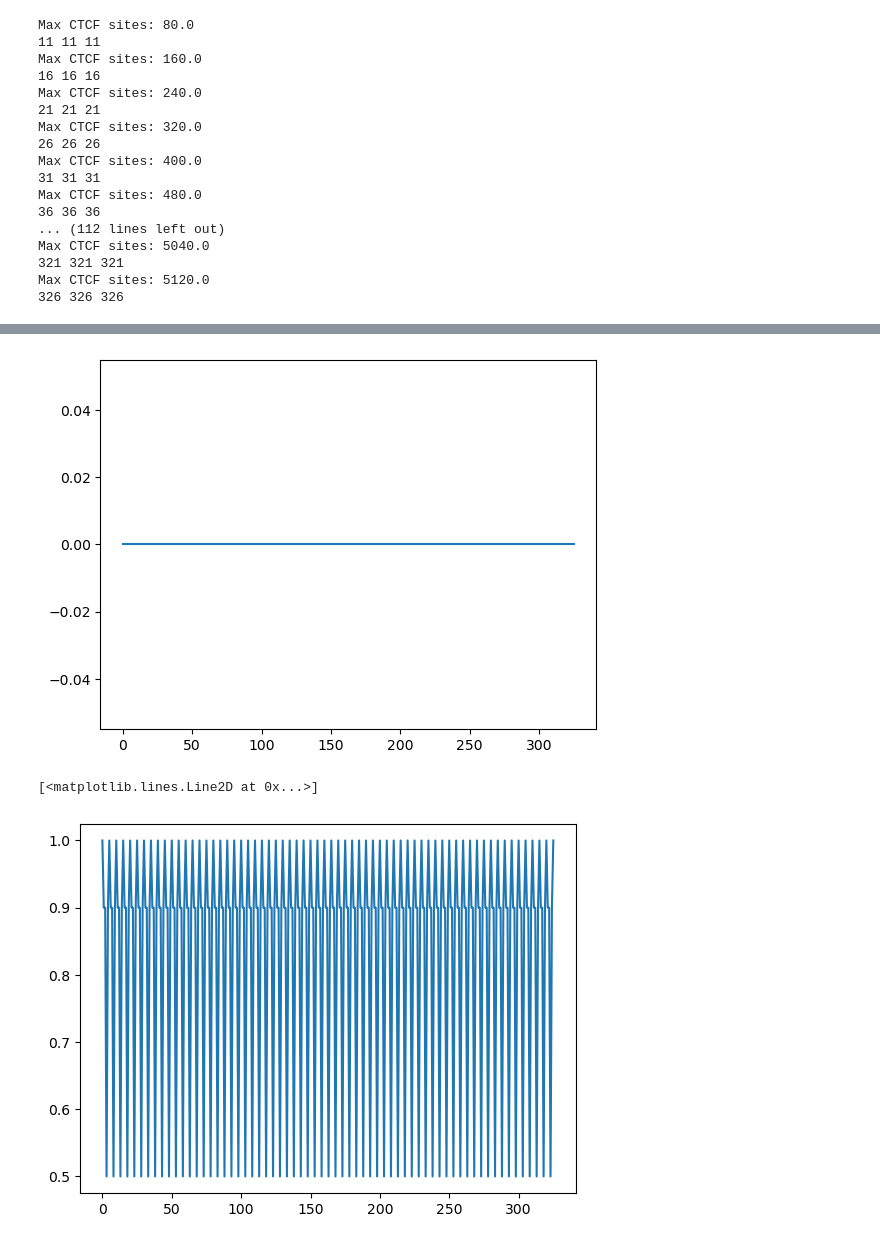
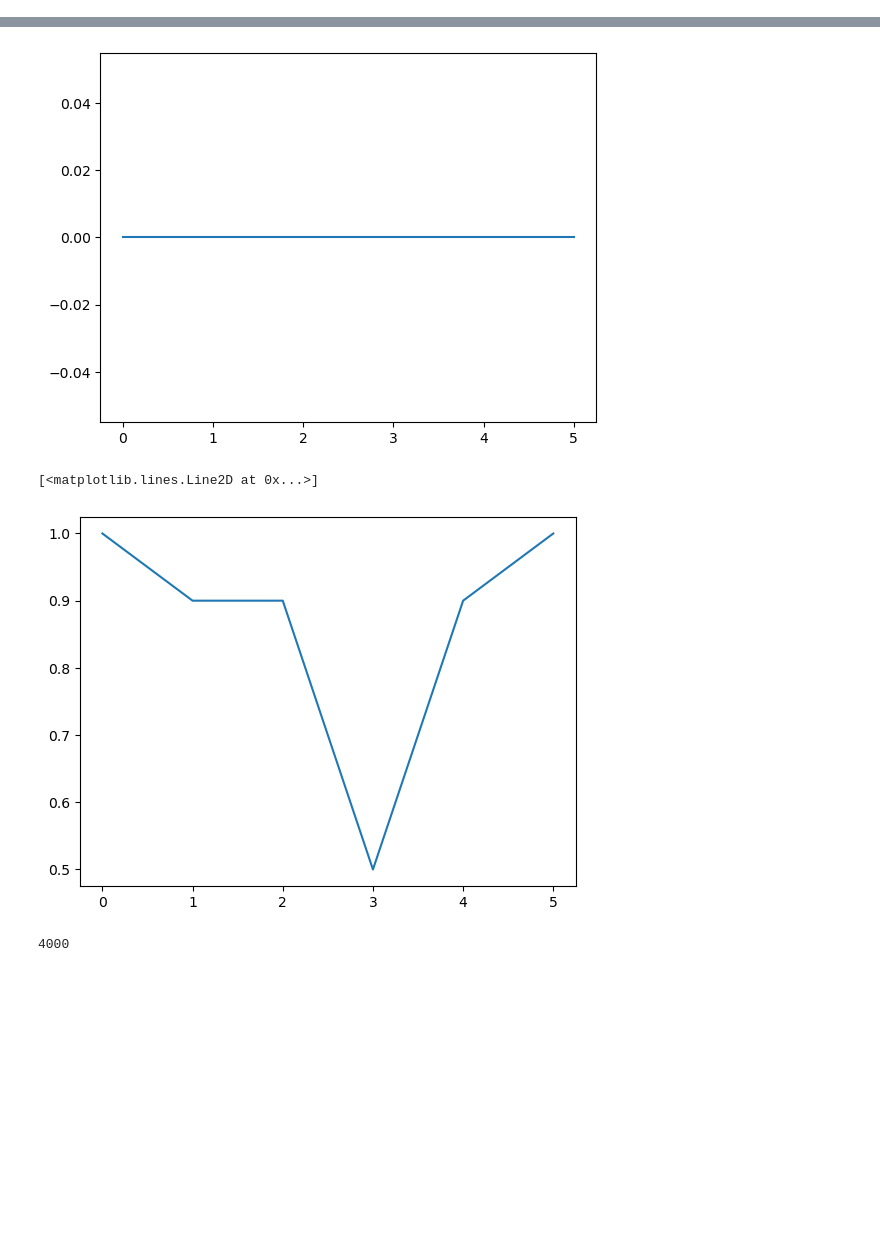
Before and after one commit to tee-udon/chromatin-ensemble-refinement, a Jupyter notebook: 20241028_ModelSox9Locus_GenerateParams.ipynb, the cells around one changed output, grey strips where cells are left out. Cells and saved outputs as stored; diff of their text form; code cells hidden in the pictures; blank space fills up the shorter version.

```diff
--- a/20241028_ModelSox9Locus_GenerateParams.ipynb
+++ b/20241028_ModelSox9Locus_GenerateParams.ipynb
@@ -88,9 +88,9 @@ To enable the following instructions: AVX512F AVX512_VNNI AVX512_BF16, in other
 # %%
-ctcf_sites_one_iter = np.array([0, 11, 49, 62, 65, 80])
+ctcf_sites_one_iter = np.array([0, 11, 49, 62, 65, 80]) * 50
 ctcf_capture_one_iter = np.array([1, 0.9, 0.9, 0.5, 0.9, 1])
 ctcf_dir_one_iter = np.array([0, 0, 0, 0, 0, 0])
 
-monomers = int(ctcf_sites_one_iter.max())*65
+monomers = int(ctcf_sites_one_iter.max())*1
 
 ctcf_sites = np.append(np.zeros([0]), ctcf_sites_one_iter)
 ctcf_capture = np.append(np.zeros([0]), ctcf_capture_one_iter)
@@ -117,20 +117,3 @@ plt.show()
 
 plt.plot(ctcf_capture)
 # %% [output]
-Max CTCF sites: 80.0
-11 11 11
-Max CTCF sites: 160.0
-16 16 16
-Max CTCF sites: 240.0
-21 21 21
-Max CTCF sites: 320.0
-26 26 26
-Max CTCF sites: 400.0
-31 31 31
-Max CTCF sites: 480.0
-36 36 36
-... (112 lines left out)
-Max CTCF sites: 5040.0
-321 321 321
-Max CTCF sites: 5120.0
-326 326 326
@@ -138,4 +121,8 @@ Max CTCF sites: 5120.0
-[figure, old version]
+[figure, new version]
-[<matplotlib.lines.Line2D at 0x...>]
+[<matplotlib.lines.Line2D at 0x...>]
-[figure, old version]
+[figure, new version]
+# %%
+monomers
+# %% [output]
+4000
 # %%
```
Also changed, not shown: parts of 6 cells of this notebook, 9 other files.
